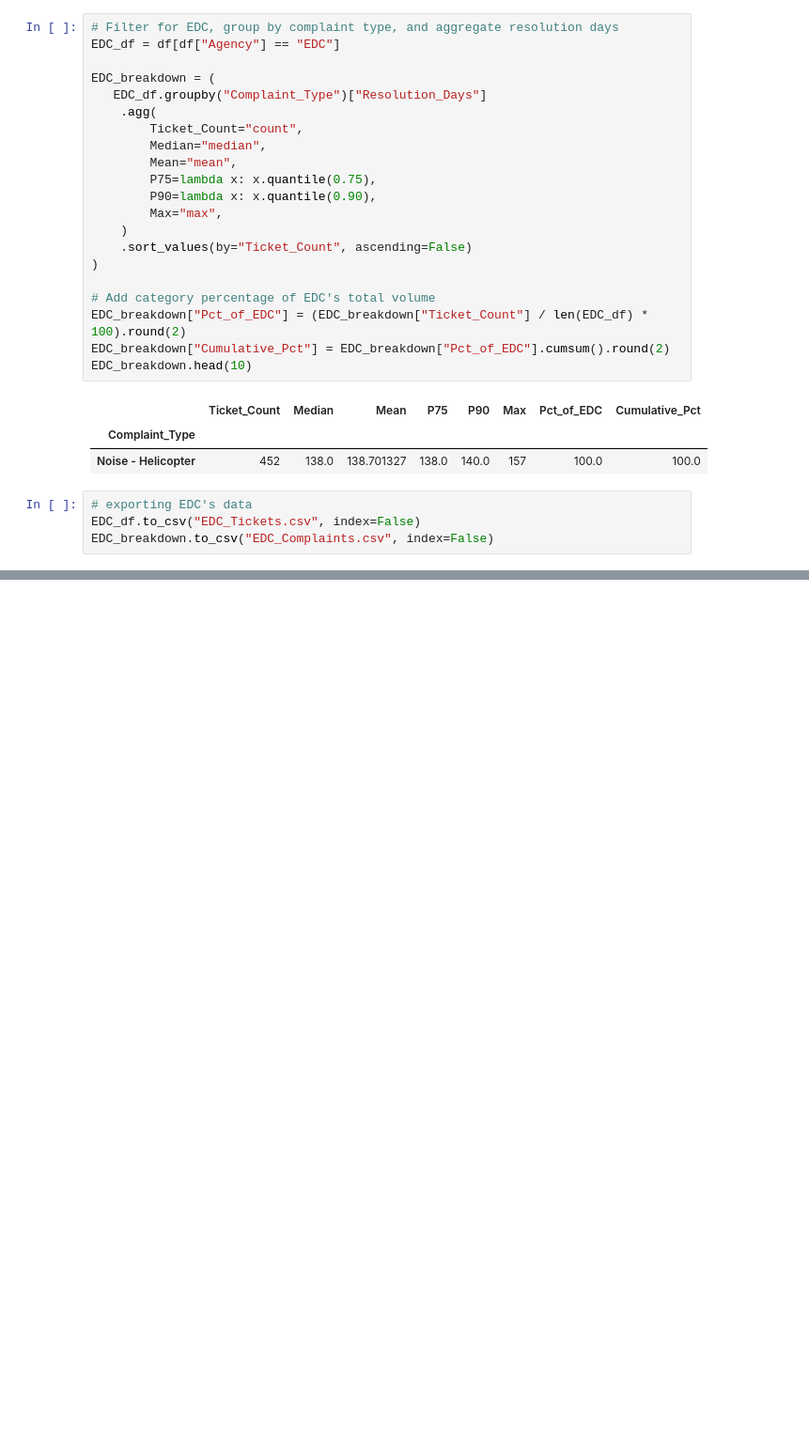
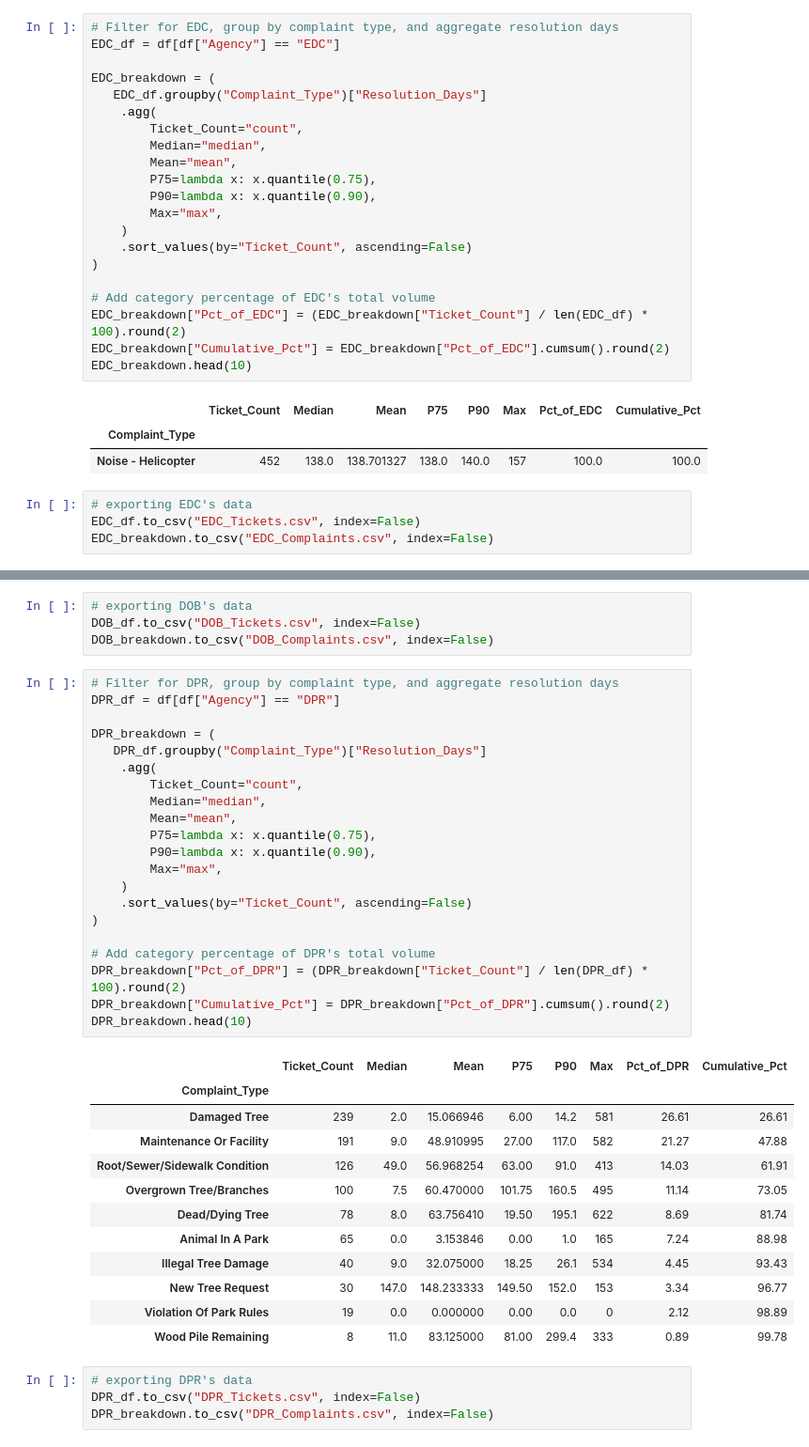
Before and after one commit to JunayedMh/nyc-311-resolution-time-analysis, a Jupyter notebook: notebook/agency_export.ipynb, the cells around one changed output, grey strips where cells are left out. Shown at 94% size. Cells and saved outputs as stored; diff of their text form; blank space fills up the shorter version.

```diff
--- a/notebook/agency_export.ipynb
+++ b/notebook/agency_export.ipynb
@@ -59,0 +155,42 @@ EDC_breakdown.to_csv("EDC_Complaints.csv", index=False)
+# %%
+# exporting DOB's data
+DOB_df.to_csv("DOB_Tickets.csv", index=False)
+DOB_breakdown.to_csv("DOB_Complaints.csv", index=False)
+# %%
+# Filter for DPR, group by complaint type, and aggregate resolution days
+DPR_df = df[df["Agency"] == "DPR"]
+
+DPR_breakdown = (
+   DPR_df.groupby("Complaint_Type")["Resolution_Days"]
+    .agg(
+        Ticket_Count="count",
+        Median="median",
+        Mean="mean",
+        P75=lambda x: x.quantile(0.75),
+        P90=lambda x: x.quantile(0.90),
+        Max="max",
+    )
+    .sort_values(by="Ticket_Count", ascending=False)
+)
+
+# Add category percentage of DPR's total volume
+DPR_breakdown["Pct_of_DPR"] = (DPR_breakdown["Ticket_Count"] / len(DPR_df) * 100).round(2)
+DPR_breakdown["Cumulative_Pct"] = DPR_breakdown["Pct_of_DPR"].cumsum().round(2)
+DPR_breakdown.head(10)
+# %% [output]
+|  | Ticket_Count | Median | Mean | P75 | P90 | Max | Pct_of_DPR | Cumulative_Pct |
+| Complaint_Type |  |  |  |  |  |  |  |  |
+| Damaged Tree | 239 | 2.0 | 15.066946 | 6.00 | 14.2 | 581 | 26.61 | 26.61 |
+| Maintenance Or Facility | 191 | 9.0 | 48.910995 | 27.00 | 117.0 | 582 | 21.27 | 47.88 |
+| Root/Sewer/Sidewalk Condition | 126 | 49.0 | 56.968254 | 63.00 | 91.0 | 413 | 14.03 | 61.91 |
+| Overgrown Tree/Branches | 100 | 7.5 | 60.470000 | 101.75 | 160.5 | 495 | 11.14 | 73.05 |
+| Dead/Dying Tree | 78 | 8.0 | 63.756410 | 19.50 | 195.1 | 622 | 8.69 | 81.74 |
+| Animal In A Park | 65 | 0.0 | 3.153846 | 0.00 | 1.0 | 165 | 7.24 | 88.98 |
+| Illegal Tree Damage | 40 | 9.0 | 32.075000 | 18.25 | 26.1 | 534 | 4.45 | 93.43 |
+| New Tree Request | 30 | 147.0 | 148.233333 | 149.50 | 152.0 | 153 | 3.34 | 96.77 |
+| Violation Of Park Rules | 19 | 0.0 | 0.000000 | 0.00 | 0.0 | 0 | 2.12 | 98.89 |
+| Wood Pile Remaining | 8 | 11.0 | 83.125000 | 81.00 | 299.4 | 333 | 0.89 | 99.78 |
+# %%
+# exporting DPR's data
+DPR_df.to_csv("DPR_Tickets.csv", index=False)
+DPR_breakdown.to_csv("DPR_Complaints.csv", index=False)
```
Also changed, not shown: parts of 23 cells of this notebook, 25 other files.
